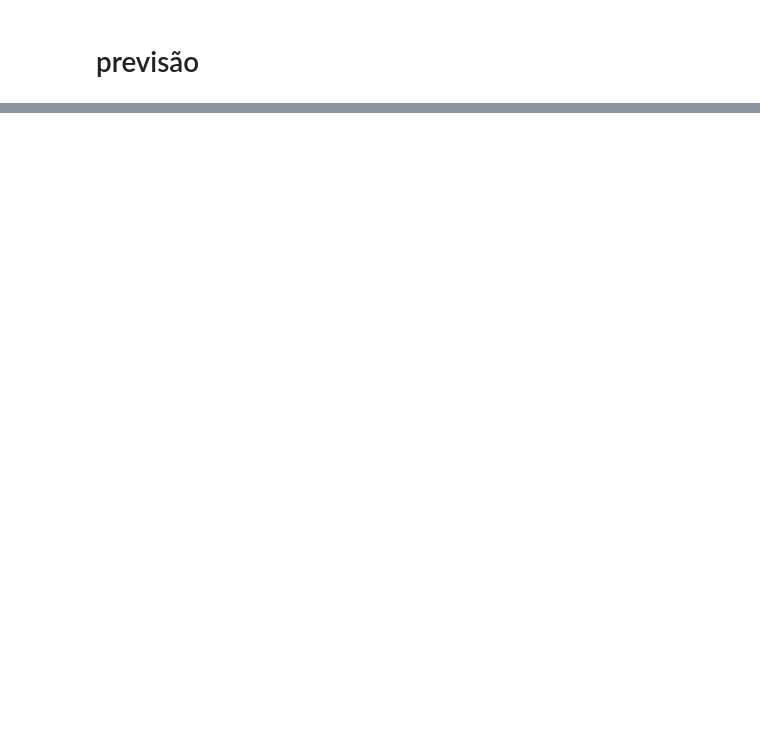
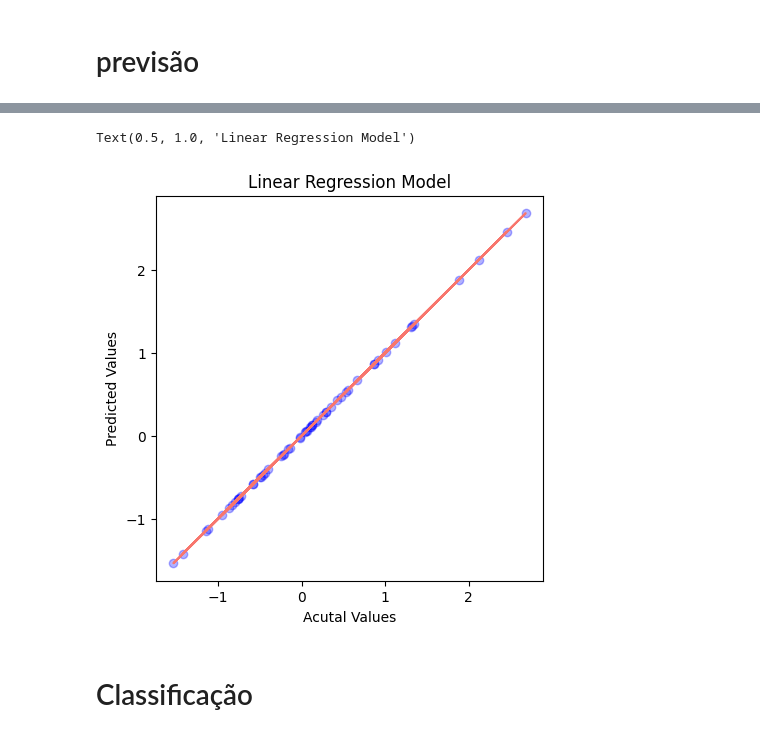
Before and after one commit to wesinalves/ml-mcom, a Jupyter notebook: cidades_digitais.ipynb, the cells around one changed output, grey strips where cells are left out. Cells and saved outputs as stored; diff of their text form; code cells hidden in the pictures; blank space fills up the shorter version.

```diff
--- a/cidades_digitais.ipynb
+++ b/cidades_digitais.ipynb
@@ -275,0 +353,14 @@ LR R2 test error -0.3998340995573677
+# %%
+from sklearn.tree import DecisionTreeRegressor
+
+tree_model = DecisionTreeRegressor()
+tree_model.fit(X,y)
+
+y_pred_tree_train = tree_model.predict(X_train)
+y_pred_tree_test = tree_model.predict(X_test)
+
+tree_test_mse = mean_squared_error(y_test, y_pred_tree_test)
+tree_test_r2 = r2_score(y_test, y_pred_tree_test)
+
+print(f"LR MSE test error", tree_test_mse)
+print(f"LR R2 test error", tree_test_r2)
@@ -293,0 +388,16 @@ Text(0.5, 1.0, 'Linear Regression Model')
+# %%
+plt.figure(figsize=(5,5))
+plt.scatter(y_test, y_pred_tree_test, color='b', alpha=0.3)
+
+z = np.polyfit(y_test, y_pred_tree_test, 1)
+p = np.poly1d(z)
+
+plt.plot(y_test, p(y_test), '#F8766D')
+plt.ylabel("Predicted Values")
+plt.xlabel("Acutal Values")
+plt.title("Linear Regression Model")
+# %% [output]
+Text(0.5, 1.0, 'Linear Regression Model')
+[figure, added]
+# %% [markdown]
+# Classificação
```
Also changed, not shown: parts of 29 cells of this notebook.
